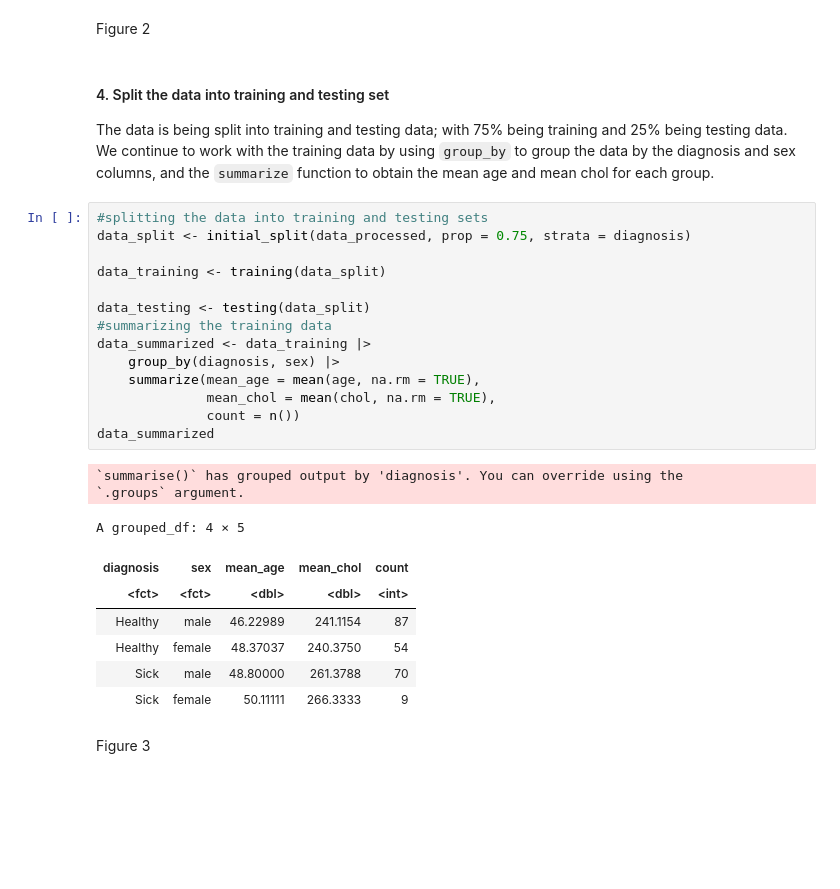
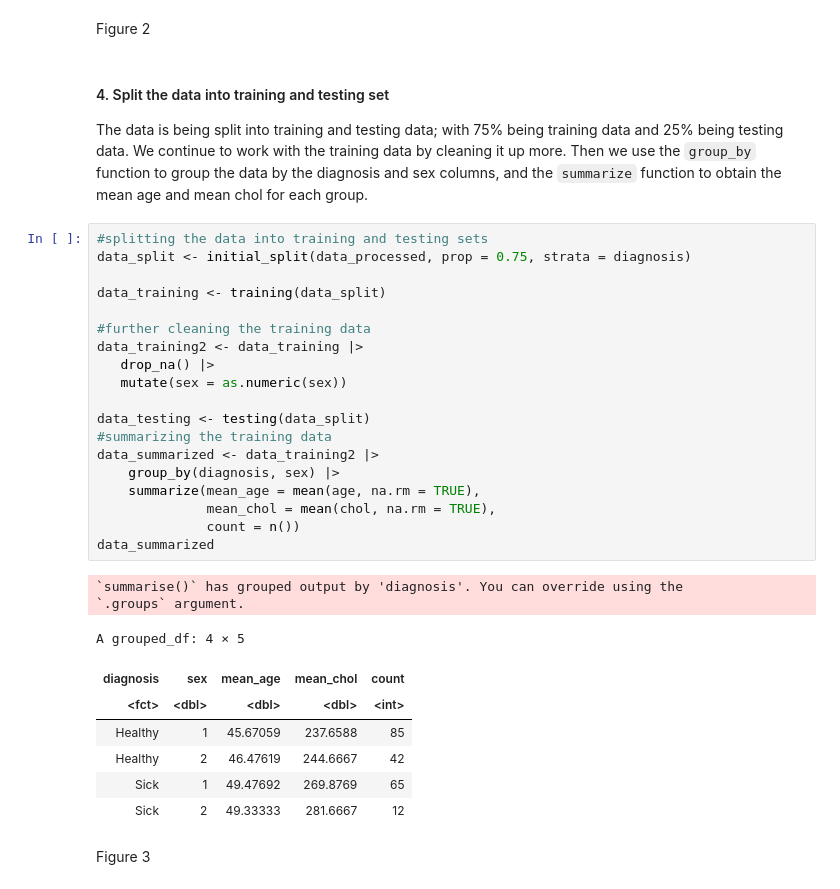
Before and after one commit to ANGUO17/dsci-100-2023w2-group-06, a Jupyter notebook: Group Project Report.ipynb, the cells around one changed output. Saved outputs shown, nothing was run; the diff lists cells and outputs as text; blank space fills up the shorter version.

Commit message:
Merged two small sections together
Instead of having the cleaning of the training data in a separate cell, I combine it with the splitting section

```diff
--- a/Group Project Report.ipynb
+++ b/Group Project Report.ipynb
@@ -145,31 +145,36 @@ Figure 2
 # %% [markdown]
 #### 4. Split the data into training and testing set
 
-The data is being split into training and testing data; with 75% being training and 25% being testing data. We continue to work with the training data by using `group_by` to group the data by the diagnosis and sex columns, and the `summarize` function to obtain the mean age and mean chol for each group.
+The data is being split into training and testing data; with 75% being training data and 25% being testing data. We continue to work with the training data by cleaning it up more. Then we use the `group_by` function to group the data by the diagnosis and sex columns, and the `summarize` function to obtain the mean age and mean chol for each group.
-# %%
-#splitting the data into training and testing sets
-data_split <- initial_split(data_processed, prop = 0.75, strata = diagnosis)
-
-data_training <- training(data_split)
-
-data_testing <- testing(data_split)
-#summarizing the training data
-data_summarized <- data_training |>
-    group_by(diagnosis, sex) |>
-    summarize(mean_age = mean(age, na.rm = TRUE),
-              mean_chol = mean(chol, na.rm = TRUE),
-              count = n())
-data_summarized
-# %% [output]
-`summarise()` has grouped output by 'diagnosis'. You can override using the
-`.groups` argument.
-A grouped_df: 4 × 5
-| diagnosis | sex | mean_age | mean_chol | count |
-| <fct> | <fct> | <dbl> | <dbl> | <int> |
-| Healthy | male | 46.22989 | 241.1154 | 87 |
-| Healthy | female | 48.37037 | 240.3750 | 54 |
-| Sick | male | 48.80000 | 261.3788 | 70 |
-| Sick | female | 50.11111 | 266.3333 | 9 |
+# %%
+#splitting the data into training and testing sets
+data_split <- initial_split(data_processed, prop = 0.75, strata = diagnosis)
+
+data_training <- training(data_split)
+
+#further cleaning the training data
+data_training2 <- data_training |>
+   drop_na() |>
+   mutate(sex = as.numeric(sex))
+
+data_testing <- testing(data_split)
+#summarizing the training data
+data_summarized <- data_training2 |>
+    group_by(diagnosis, sex) |>
+    summarize(mean_age = mean(age, na.rm = TRUE),
+              mean_chol = mean(chol, na.rm = TRUE),
+              count = n())
+data_summarized
+# %% [output]
+`summarise()` has grouped output by 'diagnosis'. You can override using the
+`.groups` argument.
+A grouped_df: 4 × 5
+| diagnosis | sex | mean_age | mean_chol | count |
+| <fct> | <dbl> | <dbl> | <dbl> | <int> |
+| Healthy | 1 | 45.67059 | 237.6588 | 85 |
+| Healthy | 2 | 46.47619 | 244.6667 | 42 |
+| Sick | 1 | 49.47692 | 269.8769 | 65 |
+| Sick | 2 | 49.33333 | 281.6667 | 12 |
 # %% [markdown]
 Figure 3
 # %% [markdown]
```
Also changed, not shown: parts of 10 cells of this notebook.
